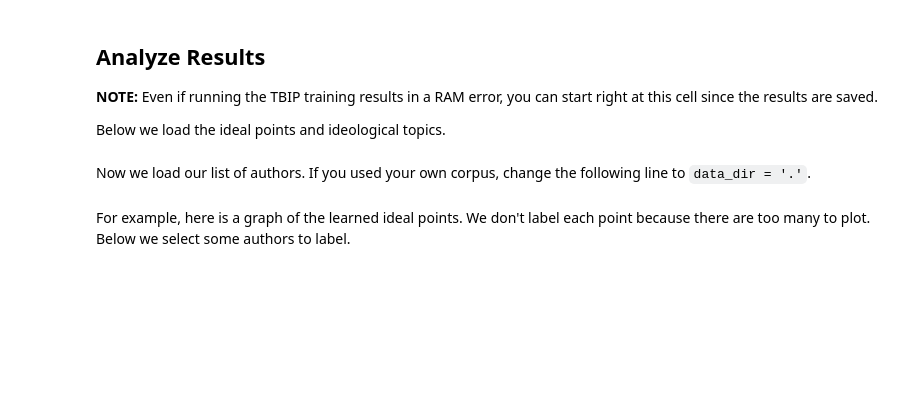
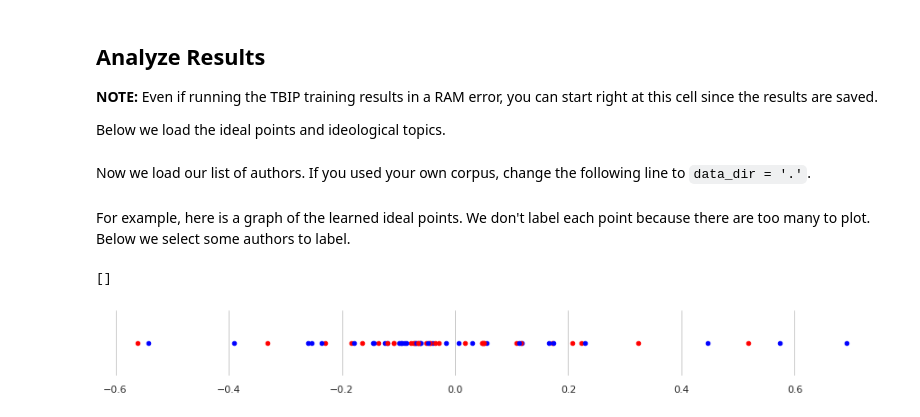
Before and after one commit to mbosley/india_leg_text, a Jupyter notebook: code/run_tbip.ipynb, the cells around one changed output. Cells and saved outputs as stored; diff of their text form; code cells hidden in the pictures; blank space fills up the shorter version.

```diff
--- a/code/run_tbip.ipynb
+++ b/code/run_tbip.ipynb
@@ -336,7 +377,7 @@ positive_topic_mean = np.load("positive_topic_mean.npy")
 # %% [markdown]
 Now we load our list of authors. If you used your own corpus, change the following line to `data_dir = '.'`.
 # %%
-data_dir = 'tbip/data/senate-speeches-114/clean'
+data_dir = 'drive/Shareddrives/India Legislative Text/tbip'
 author_map = np.loadtxt(os.path.join(data_dir, 'author_map.txt'),
                         dtype=str,
                         delimiter='\n',
@@ -351,10 +387,24 @@ selected_authors = np.array(
+# %%
+selected_authors = np.array([])
 # %%
 sns.set(style="whitegrid")
 fig = plt.figure(figsize=(12, 1))
 ax = plt.axes([0, 0, 1, 1], frameon=False)
-for index in range(len(author_map)):
-  ax.scatter(ideal_point_mean[index], 0, c='black', s=20)
-  if author_map[index] in selected_authors:
-      ax.annotate(author_map[index], xy=(ideal_point_mean[index], 0.),
-                  xytext=(ideal_point_mean[index], 0), rotation=30, size=14)
+elected_author_idx = [ind for ind, x in enumerate(author_map) if '(1)' in x]
+unelected_author_idx = [ind for ind, x in enumerate(author_map) if '(0)' in x]
+
+
+for index in range(len(elected_author_map)):
+    if index in elected_author_idx:
+        ax.scatter(ideal_point_mean[index], 0, c='blue', s=20)
+    elif index in unelected_author_idx:
+        ax.scatter(ideal_point_mean[index], 0, c='red', s=20)
+
+    if author_map[index] in selected_authors:
+        ax.annotate(author_map[index], xy=(ideal_point_mean[index], 0.),
+                    xytext=(ideal_point_mean[index], 0), rotation=30, size=14)
+
 ax.set_yticks([])
+# %% [output]
+[]
+[figure, added]
```
Also changed, not shown: parts of 11 cells of this notebook.
